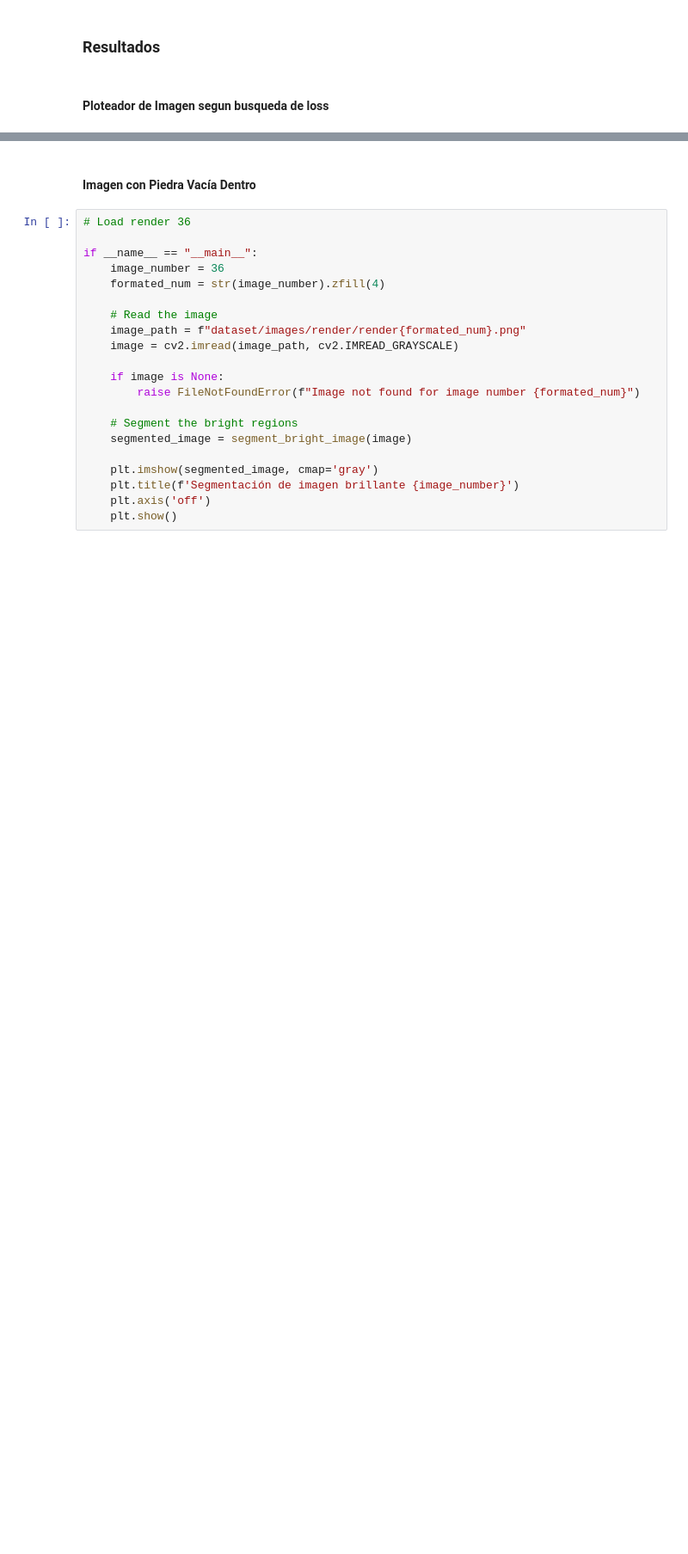
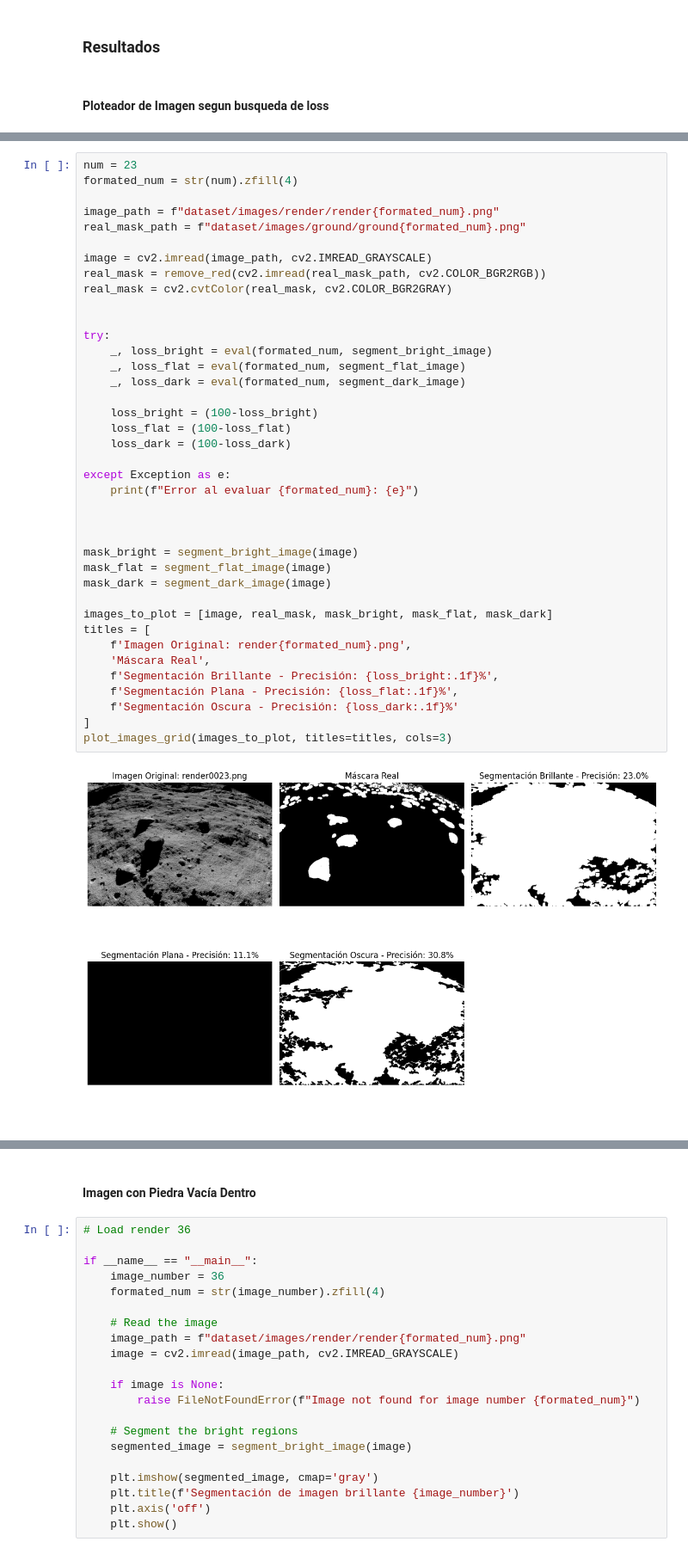
Before and after one commit to amag1/lunar-image-segmentation, a Jupyter notebook: notebooks/grafics_and_plots.ipynb, the cells around one changed output, grey strips where cells are left out. Shown at 86% size. Cells and saved outputs as stored; diff of their text form; blank space fills up the shorter version.

```diff
--- a/notebooks/grafics_and_plots.ipynb
+++ b/notebooks/grafics_and_plots.ipynb
@@ -371 +380,42 @@ KeyboardInterrupt:
+# %%
+num = 23
+formated_num = str(num).zfill(4)
+
+image_path = f"dataset/images/render/render{formated_num}.png"
+real_mask_path = f"dataset/images/ground/ground{formated_num}.png"
+
+image = cv2.imread(image_path, cv2.IMREAD_GRAYSCALE)
+real_mask = remove_red(cv2.imread(real_mask_path, cv2.COLOR_BGR2RGB))
+real_mask = cv2.cvtColor(real_mask, cv2.COLOR_BGR2GRAY)
+
+
+try:
+    _, loss_bright = eval(formated_num, segment_bright_image)
+    _, loss_flat = eval(formated_num, segment_flat_image)
+    _, loss_dark = eval(formated_num, segment_dark_image)
+
+    loss_bright = (100-loss_bright)
+    loss_flat = (100-loss_flat)
+    loss_dark = (100-loss_dark)
+
+except Exception as e:
+    print(f"Error al evaluar {formated_num}: {e}")
+
+
+
+mask_bright = segment_bright_image(image)
+mask_flat = segment_flat_image(image)
+mask_dark = segment_dark_image(image)
+
+images_to_plot = [image, real_mask, mask_bright, mask_flat, mask_dark]
+titles = [
+    f'Imagen Original: render{formated_num}.png',
+    'Máscara Real',
+    f'Segmentación Brillante - Precisión: {loss_bright:.1f}%',
+    f'Segmentación Plana - Precisión: {loss_flat:.1f}%',
+    f'Segmentación Oscura - Precisión: {loss_dark:.1f}%'
+]
+plot_images_grid(images_to_plot, titles=titles, cols=3)
+# %% [output]
+[figure, added]
 # %%
```
Also changed, not shown: parts of 3 cells of this notebook, 6 other files.
